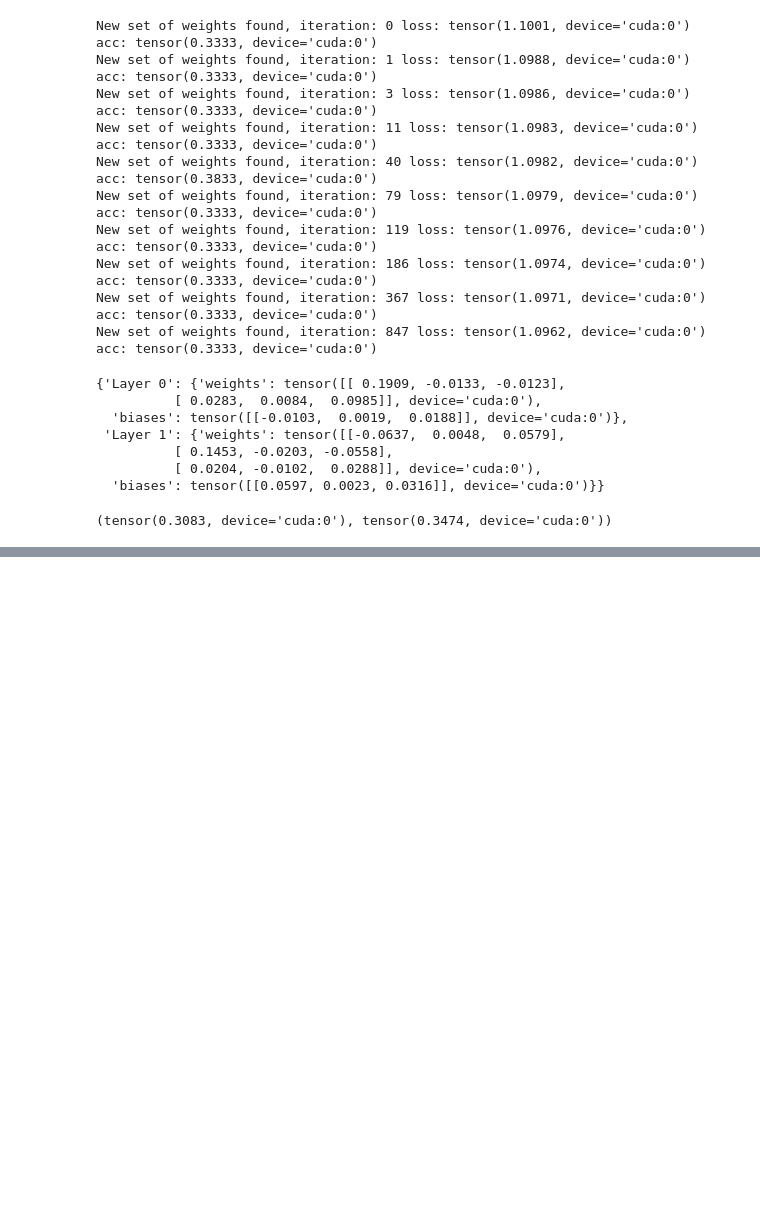
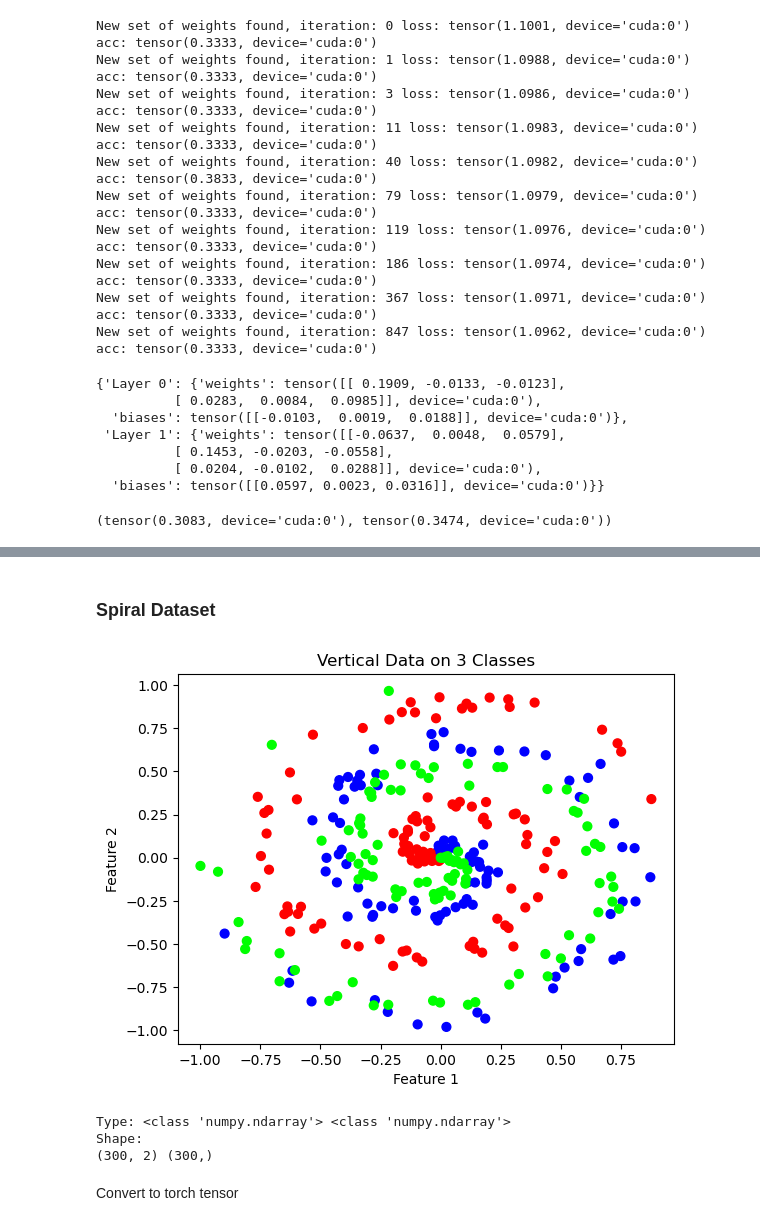
Before and after one commit to Diaz-De-Vivar/deep-learning, a Jupyter notebook: 06.02.chapter6.ipynb, the cells around one changed output, grey strips where cells are left out. Saved outputs shown, nothing was run; the diff lists cells and outputs as text; code cells hidden in the pictures; blank space fills up the shorter version.

```diff
--- a/06.02.chapter6.ipynb
+++ b/06.02.chapter6.ipynb
@@ -146,0 +292,21 @@ torch.clamp(model_output, 1e-15, 1 - 1e-15).min(), torch.clamp(model_output, 1e-
+# %% [markdown]
+### Spiral Dataset
+# %%
+X, y = spiral_data(samples=100, classes=3)
+plt.scatter(X[:, 0], X[:, 1], c=y, s=40, cmap='brg')
+plt.title('Vertical Data on 3 Classes')
+plt.xlabel('Feature 1')
+plt.ylabel('Feature 2')
+plt.show()
+# %% [output]
+[figure, added]
+# %%
+print("Type:", type(X), type(y))
+print('Shape:')
+print(X.shape, y.shape)
+# %% [output]
+Type: <class 'numpy.ndarray'> <class 'numpy.ndarray'>
+Shape:
+(300, 2) (300,)
+# %% [markdown]
+Convert to torch tensor
```
Also changed, not shown: parts of 8 cells of this notebook.
